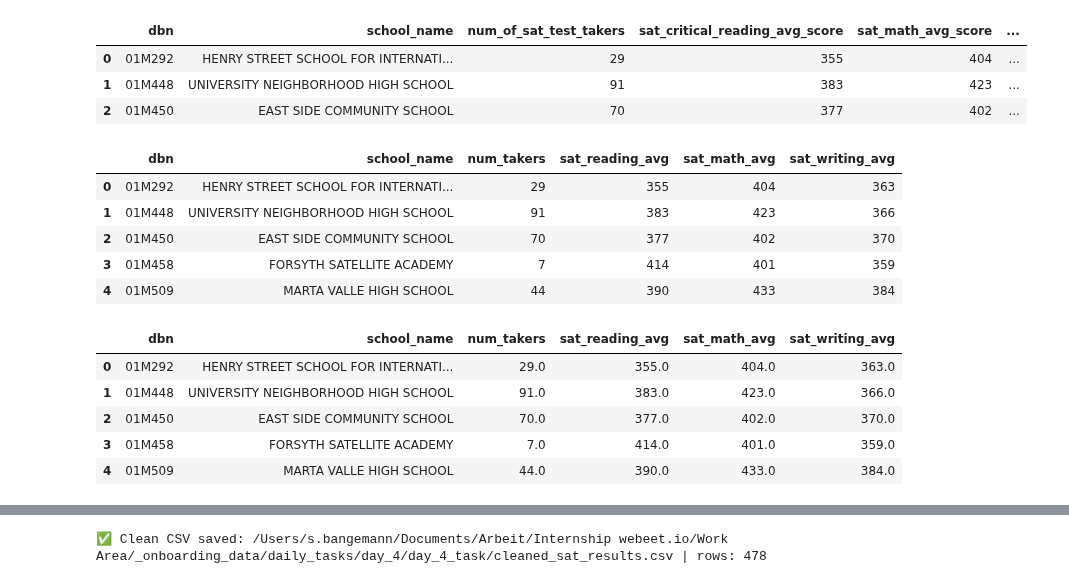
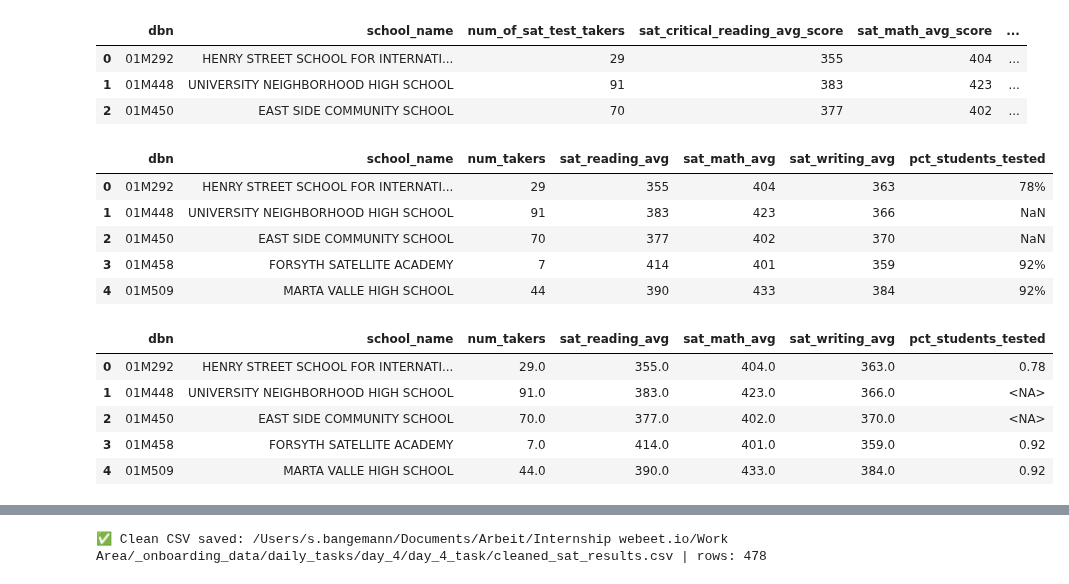
Before and after one commit to webeet-io/_onboarding_data, a Jupyter notebook: daily_tasks/day_4/sat_modeling.ipynb, the cells around one changed output, grey strips where cells are left out. Saved outputs shown, nothing was run; the diff lists cells and outputs as text; code cells hidden in the pictures.

```diff
--- a/daily_tasks/day_4/sat_modeling.ipynb
+++ b/daily_tasks/day_4/sat_modeling.ipynb
@@ -92,38 +92,38 @@ df_raw.head(3)
 # %%
 # Map original (normalized) columns to clean names
 # I keep only the relevant fields for the DB
 rename_map = {
     "dbn": "dbn",
     "school_name": "school_name",
     "num_of_sat_test_takers": "num_takers",
     "sat_critical_reading_avg_score": "sat_reading_avg",
     "sat_math_avg_score": "sat_math_avg",
     "sat_writing_avg_score": "sat_writing_avg",
+    "pct_students_tested": "pct_students_tested",
 }
 
 # Columns to drop (synthetic or not needed for SAT integration)
 drop_candidates = [
     "sat_critical_readng_avg_score",  # typo duplicate of reading
     "internal_school_id",
     "contact_extension",
-    "pct_students_tested",
     "academic_tier_rating",
 ]
 
 # Keep only the keys I need (ignore if some are missing)
 keep = [c for c in rename_map.keys() if c in df_raw.columns]
 df = df_raw[keep].rename(columns=rename_map)
 
 # Optional: drop noisy columns if they exist (from df_raw, not needed anymore)
 # (No action needed since I already sub-selected)
 df.head(5)
 # %% [output]
-|  | dbn | school_name | num_takers | sat_reading_avg | sat_math_avg | sat_writing_avg |
-| 0 | 01M292 | HENRY STREET SCHOOL FOR INTERNATI... | 29 | 355 | 404 | 363 |
-| 1 | 01M448 | UNIVERSITY NEIGHBORHOOD HIGH SCHOOL | 91 | 383 | 423 | 366 |
-| 2 | 01M450 | EAST SIDE COMMUNITY SCHOOL | 70 | 377 | 402 | 370 |
-| 3 | 01M458 | FORSYTH SATELLITE ACADEMY | 7 | 414 | 401 | 359 |
-| 4 | 01M509 | MARTA VALLE HIGH SCHOOL | 44 | 390 | 433 | 384 |
+|  | dbn | school_name | num_takers | sat_reading_avg | sat_math_avg | sat_writing_avg | pct_students_tested |
+| 0 | 01M292 | HENRY STREET SCHOOL FOR INTERNATI... | 29 | 355 | 404 | 363 | 78% |
+| 1 | 01M448 | UNIVERSITY NEIGHBORHOOD HIGH SCHOOL | 91 | 383 | 423 | 366 | NaN |
+| 2 | 01M450 | EAST SIDE COMMUNITY SCHOOL | 70 | 377 | 402 | 370 | NaN |
+| 3 | 01M458 | FORSYTH SATELLITE ACADEMY | 7 | 414 | 401 | 359 | 92% |
+| 4 | 01M509 | MARTA VALLE HIGH SCHOOL | 44 | 390 | 433 | 384 | 92% |
 # %%
 # Helper to clean messy numbers (%, commas, stray chars)
 def clean_num(x):
@@ -133,17 +133,20 @@ def clean_num(x):
     return pd.to_numeric(x, errors="coerce")
 
 # Convert numeric columns
-for col in ["num_takers", "sat_reading_avg", "sat_math_avg", "sat_writing_avg"]:
+for col in ["num_takers", "sat_reading_avg", "sat_math_avg", "sat_writing_avg", "pct_students_tested"]:
     df[col] = df[col].map(clean_num)
 
+# Scale pct_students_tested into range [0,1] instead of 0-100
+df["pct_students_tested"] = df["pct_students_tested"] / 100
+
 df.head(5)
 # %% [output]
-|  | dbn | school_name | num_takers | sat_reading_avg | sat_math_avg | sat_writing_avg |
-| 0 | 01M292 | HENRY STREET SCHOOL FOR INTERNATI... | 29.0 | 355.0 | 404.0 | 363.0 |
-| 1 | 01M448 | UNIVERSITY NEIGHBORHOOD HIGH SCHOOL | 91.0 | 383.0 | 423.0 | 366.0 |
-| 2 | 01M450 | EAST SIDE COMMUNITY SCHOOL | 70.0 | 377.0 | 402.0 | 370.0 |
-| 3 | 01M458 | FORSYTH SATELLITE ACADEMY | 7.0 | 414.0 | 401.0 | 359.0 |
-| 4 | 01M509 | MARTA VALLE HIGH SCHOOL | 44.0 | 390.0 | 433.0 | 384.0 |
+|  | dbn | school_name | num_takers | sat_reading_avg | sat_math_avg | sat_writing_avg | pct_students_tested |
+| 0 | 01M292 | HENRY STREET SCHOOL FOR INTERNATI... | 29.0 | 355.0 | 404.0 | 363.0 | 0.78 |
+| 1 | 01M448 | UNIVERSITY NEIGHBORHOOD HIGH SCHOOL | 91.0 | 383.0 | 423.0 | 366.0 | <NA> |
+| 2 | 01M450 | EAST SIDE COMMUNITY SCHOOL | 70.0 | 377.0 | 402.0 | 370.0 | <NA> |
+| 3 | 01M458 | FORSYTH SATELLITE ACADEMY | 7.0 | 414.0 | 401.0 | 359.0 | 0.92 |
+| 4 | 01M509 | MARTA VALLE HIGH SCHOOL | 44.0 | 390.0 | 433.0 | 384.0 | 0.92 |
 # %%
 # SAT subscores must be in [200, 800]
 for col in ["sat_reading_avg", "sat_math_avg", "sat_writing_avg"]:
```
Also changed, not shown: parts of 7 cells of this notebook.
